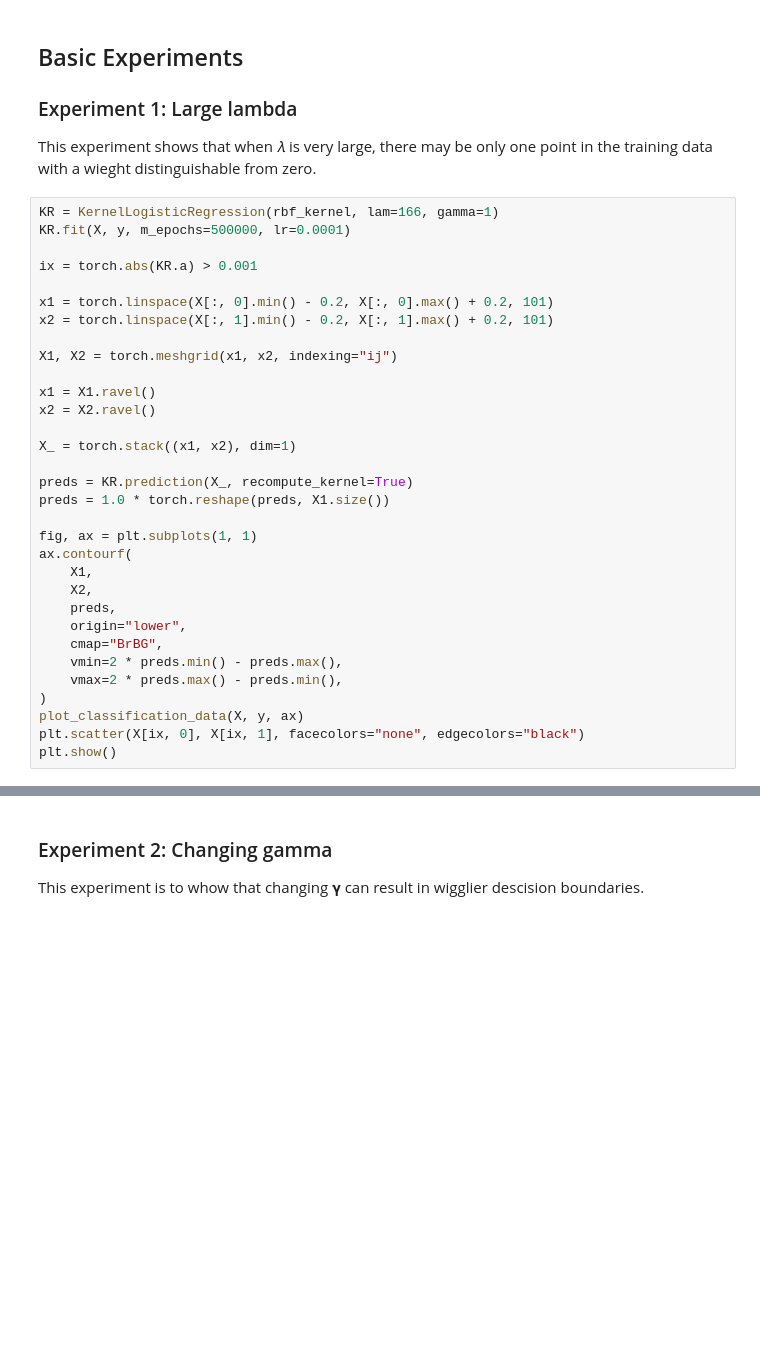
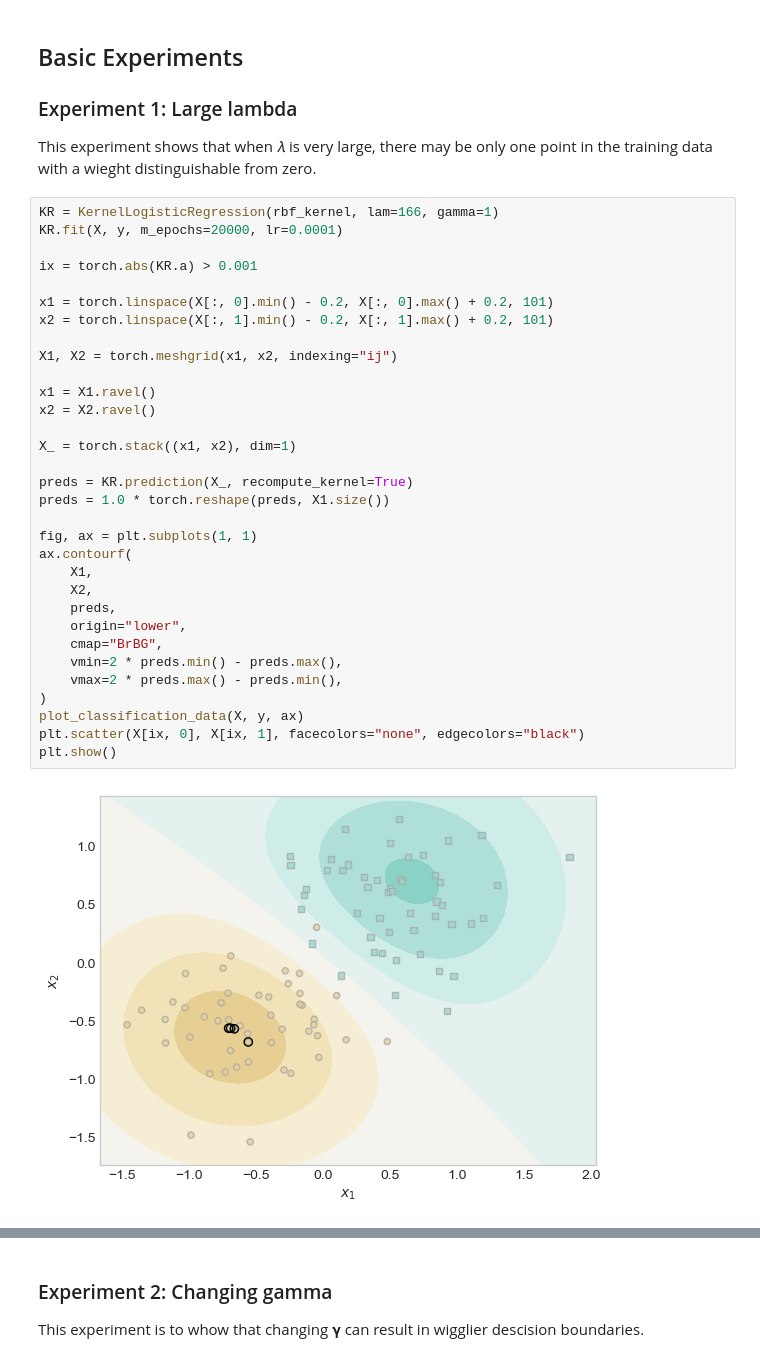
Before and after one commit to EpicET/EpicET.github.io, a Jupyter notebook: posts/Sparse Kernel Machines/index.ipynb, the cells around one changed output, grey strips where cells are left out. Drawn from its saved outputs; the diff is of its cells as text; blank space fills up the shorter version.

```diff
--- a/posts/Sparse Kernel Machines/index.ipynb
+++ b/posts/Sparse Kernel Machines/index.ipynb
@@ -111,34 +120,36 @@ plt.show()
 This experiment shows that when 𝜆 is very large, there may be only one point in the training data with a wieght distinguishable from zero.
 # %%
 KR = KernelLogisticRegression(rbf_kernel, lam=166, gamma=1)
-KR.fit(X, y, m_epochs=500000, lr=0.0001)
+KR.fit(X, y, m_epochs=20000, lr=0.0001)
 
 ix = torch.abs(KR.a) > 0.001
 
 x1 = torch.linspace(X[:, 0].min() - 0.2, X[:, 0].max() + 0.2, 101)
 x2 = torch.linspace(X[:, 1].min() - 0.2, X[:, 1].max() + 0.2, 101)
 
 X1, X2 = torch.meshgrid(x1, x2, indexing="ij")
 
 x1 = X1.ravel()
 x2 = X2.ravel()
 
 X_ = torch.stack((x1, x2), dim=1)
 
 preds = KR.prediction(X_, recompute_kernel=True)
 preds = 1.0 * torch.reshape(preds, X1.size())
 
 fig, ax = plt.subplots(1, 1)
 ax.contourf(
     X1,
     X2,
     preds,
     origin="lower",
     cmap="BrBG",
     vmin=2 * preds.min() - preds.max(),
     vmax=2 * preds.max() - preds.min(),
 )
 plot_classification_data(X, y, ax)
 plt.scatter(X[ix, 0], X[ix, 1], facecolors="none", edgecolors="black")
 plt.show()
+# %% [output]
+[figure, added]
 # %% [markdown]
```
Also changed, not shown: parts of 15 cells of this notebook, 6 other files.
